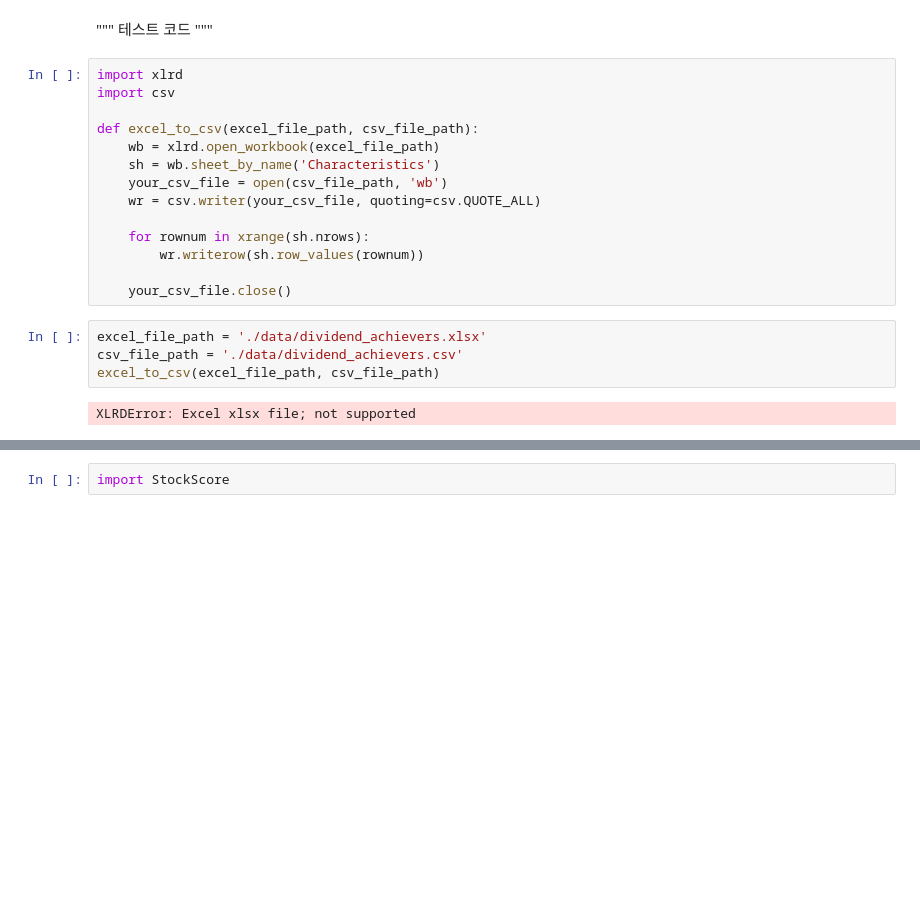
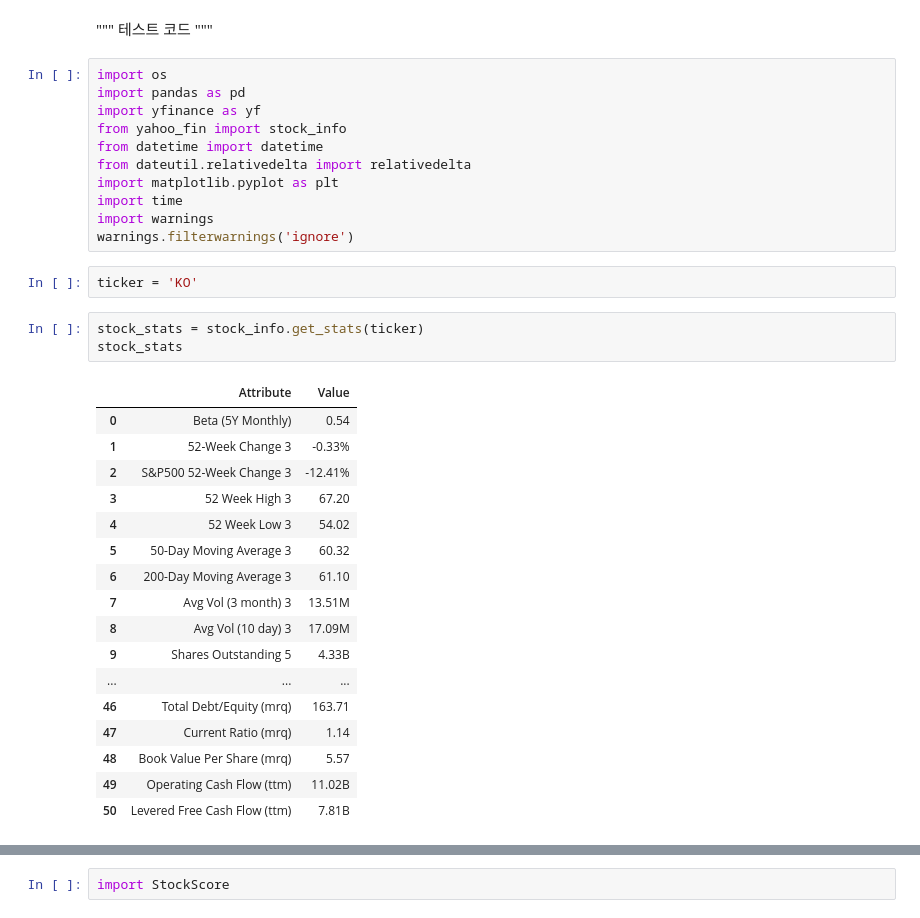
Before and after one commit to shawsk0723/dividend-investment, a Jupyter notebook: dividend-achievers/Test.ipynb, the cells around one changed output, grey strips where cells are left out. Drawn from its saved outputs; the diff is of its cells as text; blank space fills up the shorter version.

```diff
--- a/dividend-achievers/Test.ipynb
+++ b/dividend-achievers/Test.ipynb
@@ -3,22 +3,36 @@
 테스트 코드
 """
 # %%
-import xlrd
-import csv
-
-def excel_to_csv(excel_file_path, csv_file_path):
-    wb = xlrd.open_workbook(excel_file_path)
-    sh = wb.sheet_by_name('Characteristics')
-    your_csv_file = open(csv_file_path, 'wb')
-    wr = csv.writer(your_csv_file, quoting=csv.QUOTE_ALL)
-
-    for rownum in xrange(sh.nrows):
-        wr.writerow(sh.row_values(rownum))
-
-    your_csv_file.close()
+import os
+import pandas as pd
+import yfinance as yf
+from yahoo_fin import stock_info
+from datetime import datetime
+from dateutil.relativedelta import relativedelta
+import matplotlib.pyplot as plt
+import time
+import warnings
+warnings.filterwarnings('ignore')
+# %%
+ticker = 'KO'
 # %%
-excel_file_path = './data/dividend_achievers.xlsx'
-csv_file_path = './data/dividend_achievers.csv'
-excel_to_csv(excel_file_path, csv_file_path)
+stock_stats = stock_info.get_stats(ticker)
+stock_stats
 # %% [output]
-XLRDError: Excel xlsx file; not supported
+|  | Attribute | Value |
+| 0 | Beta (5Y Monthly) | 0.54 |
+| 1 | 52-Week Change 3 | -0.33% |
+| 2 | S&P500 52-Week Change 3 | -12.41% |
+| 3 | 52 Week High 3 | 67.20 |
+| 4 | 52 Week Low 3 | 54.02 |
+| 5 | 50-Day Moving Average 3 | 60.32 |
+| 6 | 200-Day Moving Average 3 | 61.10 |
+| 7 | Avg Vol (3 month) 3 | 13.51M |
+| 8 | Avg Vol (10 day) 3 | 17.09M |
+| 9 | Shares Outstanding 5 | 4.33B |
+| ... | ... | ... |
+| 46 | Total Debt/Equity (mrq) | 163.71 |
+| 47 | Current Ratio (mrq) | 1.14 |
+| 48 | Book Value Per Share (mrq) | 5.57 |
+| 49 | Operating Cash Flow (ttm) | 11.02B |
+| 50 | Levered Free Cash Flow (ttm) | 7.81B |
```
Also changed, not shown: parts of 6 cells of this notebook.
